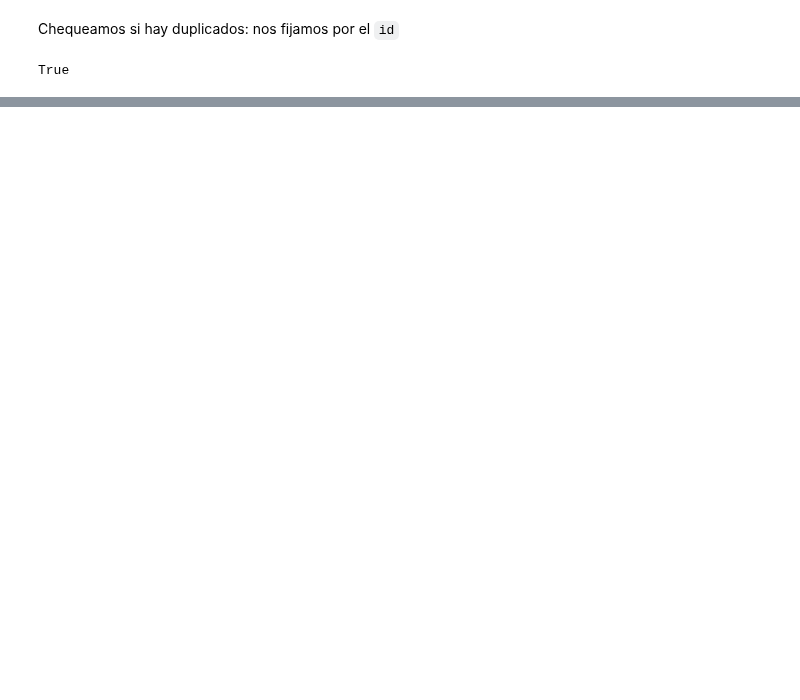
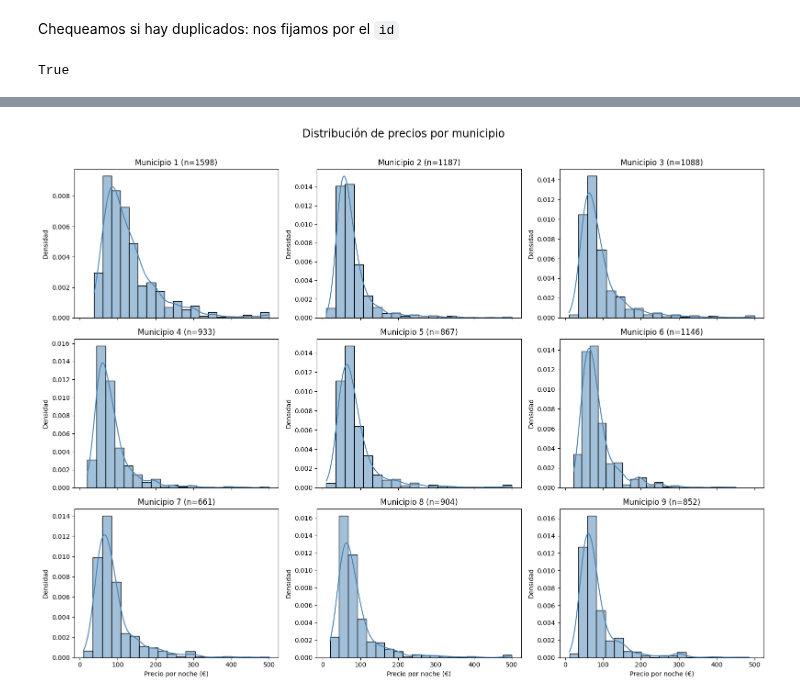
Before and after one commit to santidrelew/tp-mpg, a Jupyter notebook: tp_mpg.ipynb, the cells around one changed output, grey strips where cells are left out. Drawn from its saved outputs; the diff is of its cells as text; code cells hidden in the pictures; blank space fills up the shorter version.

```diff
--- a/tp_mpg.ipynb
+++ b/tp_mpg.ipynb
@@ -37,6 +40,10 @@ df_raw
 | 9321 | 36305676 | 171239896 | 1 | 1 | 40 | 0 | ... |
 | 9322 | 36463651 | 174590119 | 1 | 1 | 57 | 0 | ... |
 9322 rows × 60 columns
+# %%
+# Ponemos la columna target daily_price al final
+col_target = df_raw.pop("daily_price")
+df_raw.insert(len(df_raw.columns), col_target.name, col_target)
 # %% [markdown]
 ## **1.2 - Detección de datos duplicados y/o nulos**
 # %%
@@ -74,0 +143,81 @@ True
+# %%
+# @title
+from math import ceil
+
+# Preparación de los datos
+data = df_raw[
+    ["neighbourhood_cleansed", "daily_price"]
+].dropna().copy()
+
+# El logaritmo requiere precios positivos
+data = data[data["daily_price"] > 0]
+
+# Excluir el 1% de precios más altos solo para visualizar
+limite = data["daily_price"].quantile(0.99)
+data = data[data["daily_price"] <= limite].copy()
+
+# Transformación logarítmica
+data["log_daily_price"] = np.log1p(data["daily_price"])
+
+# Municipios
+municipios = sorted(data["neighbourhood_cleansed"].unique())
+
+
+def plot_histogramas_por_municipio(columna, titulo, xlabel):
+    n_cols = 3
+    n_rows = ceil(len(municipios) / n_cols)
+
+    fig, axes = plt.subplots(
+        n_rows,
+        n_cols,
+        figsize=(16, 4 * n_rows),
+        sharex=True
+    )
+
+    axes = np.array(axes).flatten()
+
+    for ax, municipio in zip(axes, municipios):
+        subset = data[
+            data["neighbourhood_cleansed"] == municipio
+        ]
+
+        sns.histplot(
+            data=subset,
+            x=columna,
+            bins=20,
+            kde=True,
+            stat="density",
+            color="steelblue",
+            ax=ax
+        )
+
+        ax.set_title(
+            f"Municipio {municipio} (n={len(subset)})"
+        )
+        ax.set_xlabel(xlabel)
+        ax.set_ylabel("Densidad")
+
+    # Eliminar ejes sobrantes
+    for ax in axes[len(municipios):]:
+        ax.remove()
+
+    fig.suptitle(titulo, fontsize=17, y=1.01)
+    plt.tight_layout()
+    plt.show()
+
+
+# Figura 1: precios originales
+plot_histogramas_por_municipio(
+    "daily_price",
+    "Distribución de precios por municipio",
+    "Precio por noche (€)"
+)
+
+# Figura 2: logaritmo de los precios
+plot_histogramas_por_municipio(
+    "log_daily_price",
+    "Distribución del logaritmo del precio por municipio",
+    "log(Precio por noche)"
+)
+# %% [output]
+[figure, added]
```
Also changed, not shown: parts of 75 cells of this notebook.
